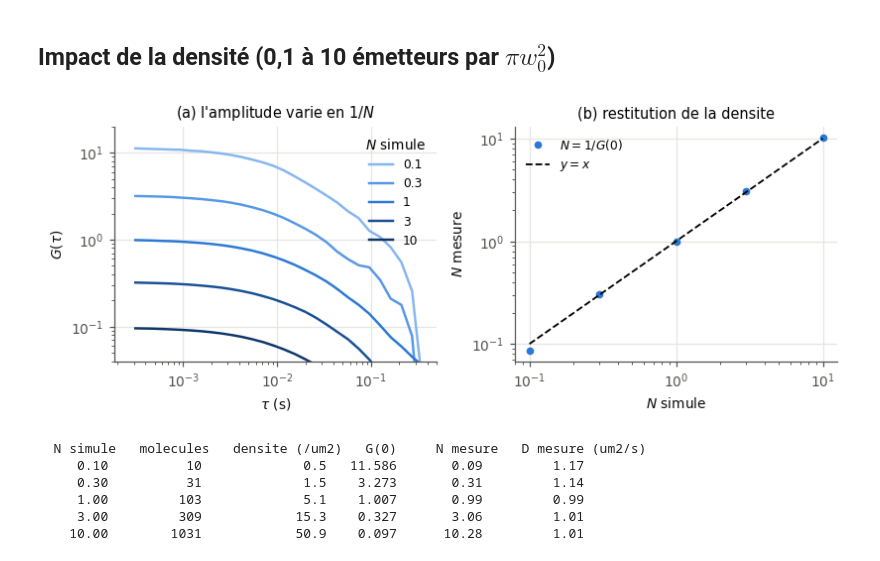
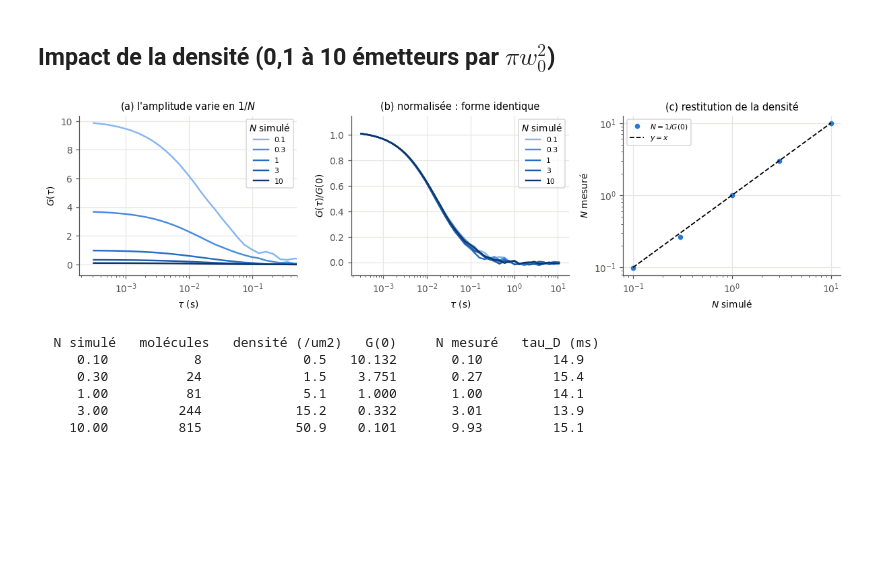
Before and after one commit to EliasOuelletOviedo/Analyse-des-signaux, a Jupyter notebook: Devoir 2/Devoir 2.ipynb, the cells around one changed output. Drawn from its saved outputs; the diff is of its cells as text; code cells hidden in the pictures; blank space fills up the shorter version.

```diff
--- a/Devoir 2/Devoir 2.ipynb
+++ b/Devoir 2/Devoir 2.ipynb
@@ -1245,8 +1346,8 @@ geo = [("2D libre", Boite(L2), N2, CAT[0]),
        ("tube d = 1 um", Tube(1.0, L_TUBE), int(DENS_TUBE*L_TUBE), CAT[2])]
 res_c = []
 
-for nom, dom, n, c in geo:
-    t, F = frap(dom, D2, RB, 12*RB**2, 0.005*RB**2, n, n_rep=4, seed=200)
+for k, (nom, dom, n, c) in enumerate(geo):
+    t, F = frap(dom, D2, RB, 12*RB**2, 0.005*RB**2, n, n_rep=4, seed=23 + 100*k)
     res_c.append((nom, t, F, c))
 
 fig, ax = plt.subplots(1, 3, figsize=(10, 3.1))
@@ -1257,7 +1358,7 @@ for nom, t, F, c in res_c:
 
 ax[0].set_xscale("log")
 ax[0].set_xlabel("t (s)")
-ax[0].set_ylabel("fluorescence normalisee")
+ax[0].set_ylabel("fluorescence normalisée")
 ax[0].legend()
 ax[0].set_title("(a) retour de fluorescence")
 
@@ -1268,7 +1369,7 @@ ax[1].plot(tt, 0.25*tt**-1., ":", color=GRIS, lw=1.2, label="$t^{-1}$ (2D)")
 ax[1].set_xscale("log")
 ax[1].set_yscale("log")
 ax[1].set_xlabel("t (s)")
-ax[1].set_ylabel("deficit $1 - F/F_\\infty$")
+ax[1].set_ylabel("déficit $1 - F/F_\\infty$")
 ax[1].legend()
 ax[1].set_title("(b) queue du retour")
 
@@ -1278,13 +1379,15 @@ i = int(0.35*len(t))
 ax[2].plot(t[:i], res_c[0][2][:i], color=CAT[0], lw=1.8, label="2D libre")
 ax[2].plot(t[:i], res_c[1][2][:i], color=CAT[2], lw=1.8, label="tube")
 ax[2].set_xlabel("t (s)")
-ax[2].set_ylabel("fluorescence normalisee")
+ax[2].set_ylabel("fluorescence normalisée")
 ax[2].legend()
-ax[2].set_title("(c) debut du retour (echelle lineaire)")
+ax[2].set_title("(c) début du retour (échelle linéaire)")
 
 plt.show()
 
+print("  geometrie        plateau    t_1/2 (s)")
+
 for nom, t, F, c in res_c:
-    a = ajuste_frap(t, F, RB)
-    print("%-14s : plateau %.2f  |  D par le modele 2D = %.2f um2/s  (vrai %.1f)" % (nom, a["mobile"], a["D"], D2))
+    a = ajuste_frap(t, F)
+    print("  %-14s   %7.3f   %8.3f" % (nom, a["mobile"], a["t_demi"]))
 # %% [output]
@@ -1451,48 +1573,54 @@ soit sous-échantillonnée aux $D$ élevés, soit privée de statistique aux $D$
 ## Impact de la densité (0,1 à 10 émetteurs par $\pi w_0^2$)
 # %%
 Neffs = [0.1, 0.3, 1.0, 3.0, 10.0]
-fig, ax = plt.subplots(1, 2, figsize=(7.5, 3.1))
+fig, ax = plt.subplots(1, 3, figsize=(11, 3.1))
 res_N = []
 
-for c, Ne in zip(seq(len(Neffs)), Neffs):
+for k, (c, Ne) in enumerate(zip(seq(len(Neffs)), Neffs)):
     n = n_particules(Ne, L3**2, W0)
-    tau, G, err = fcs(Boite(L3), D3, T3, DT3, n, Faisceau(W0), n_rep=6, seed=21, cps=CPS)
+    tau, G, err, _ = fcs(Boite(L3), D3, T3, DT3, n, Faisceau(W0), n_rep=8, seed=32 + 100*k, cps=CPS)
     r = ajuste_fcs(tau, G, W0)
     res_N.append(r)
 
     ax[0].plot(tau, G, color=c, lw=1.6, label="%g" % Ne)
+    ax[1].plot(tau, G/G[:3].mean(), color=c, lw=1.6, label="%g" % Ne)
 
 ax[0].set_xscale("log")
-ax[0].set_yscale("log")
-ax[0].set_ylim(4e-2, 20)
 ax[0].set_xlim(None, 0.5)
 ax[0].set_xlabel("$\\tau$ (s)")
 ax[0].set_ylabel("$G(\\tau)$")
-ax[0].legend(title="$N$ simule")
+ax[0].legend(title="$N$ simulé", fontsize=7)
 ax[0].set_title("(a) l'amplitude varie en $1/N$")
 
-ax[1].plot(Neffs, [r["N"] for r in res_N], "o", color=CAT[0], label="$N = 1/G(0)$")
-ax[1].plot(Neffs, Neffs, "--", color="k", lw=1.2, label="$y = x$")
 ax[1].set_xscale("log")
-ax[1].set_yscale("log")
-ax[1].set_xlabel("$N$ simule")
-ax[1].set_ylabel("$N$ mesure")
-ax[1].legend()
-ax[1].set_title("(b) restitution de la densite")
+ax[1].set_ylim(-0.1, 1.15)
+ax[1].set_xlabel("$\\tau$ (s)")
+ax[1].set_ylabel("$G(\\tau)/G(0)$")
+ax[1].legend(title="$N$ simulé", fontsize=7)
+ax[1].set_title("(b) normalisée : forme identique")
+
+ax[2].plot(Neffs, [r["N"] for r in res_N], "o", color=CAT[0], label="$N = 1/G(0)$")
+ax[2].plot(Neffs, Neffs, "--", color="k", lw=1.2, label="$y = x$")
+ax[2].set_xscale("log")
+ax[2].set_yscale("log")
+ax[2].set_xlabel("$N$ simulé")
+ax[2].set_ylabel("$N$ mesuré")
+ax[2].legend(fontsize=7)
+ax[2].set_title("(c) restitution de la densité")
 
 plt.show()
 
-print("  N simule   molecules   densite (/um2)   G(0)     N mesure   D mesure (um2/s)")
+print("  N simulé   molécules   densité (/um2)   G(0)     N mesuré   tau_D (ms)")
 
 for Ne, r in zip(Neffs, res_N):
     n = n_particules(Ne, L3**2, W0)
-    print("  %7.2f   %9d   %13.1f   %6.3f   %8.2f   %10.2f" % (Ne, n, n/L3**2, 1/r["N"], r["N"], r["D"]))
+    print("  %7.2f   %9d   %13.1f   %6.3f   %8.2f   %10.1f" % (Ne, n, n/L3**2, 1/r["N"], r["N"], 1e3*r["tau_D"]))
 # %% [output]
-[figure, old version]
+[figure, new version]
-  N simule   molecules   densite (/um2)   G(0)     N mesure   D mesure (um2/s)
-     0.10          10             0.5   11.586       0.09         1.17
-     0.30          31             1.5    3.273       0.31         1.14
-     1.00         103             5.1    1.007       0.99         0.99
-     3.00         309            15.3    0.327       3.06         1.01
-    10.00        1031            50.9    0.097      10.28         1.01
+  N simulé   molécules   densité (/um2)   G(0)     N mesuré   tau_D (ms)
+     0.10           8             0.5   10.132       0.10         14.9
+     0.30          24             1.5    3.751       0.27         15.4
+     1.00          81             5.1    1.000       1.00         14.1
+     3.00         244            15.2    0.332       3.01         13.9
+    10.00         815            50.9    0.101       9.93         15.1
 # %% [markdown]
```
Also changed, not shown: parts of 46 cells of this notebook.
